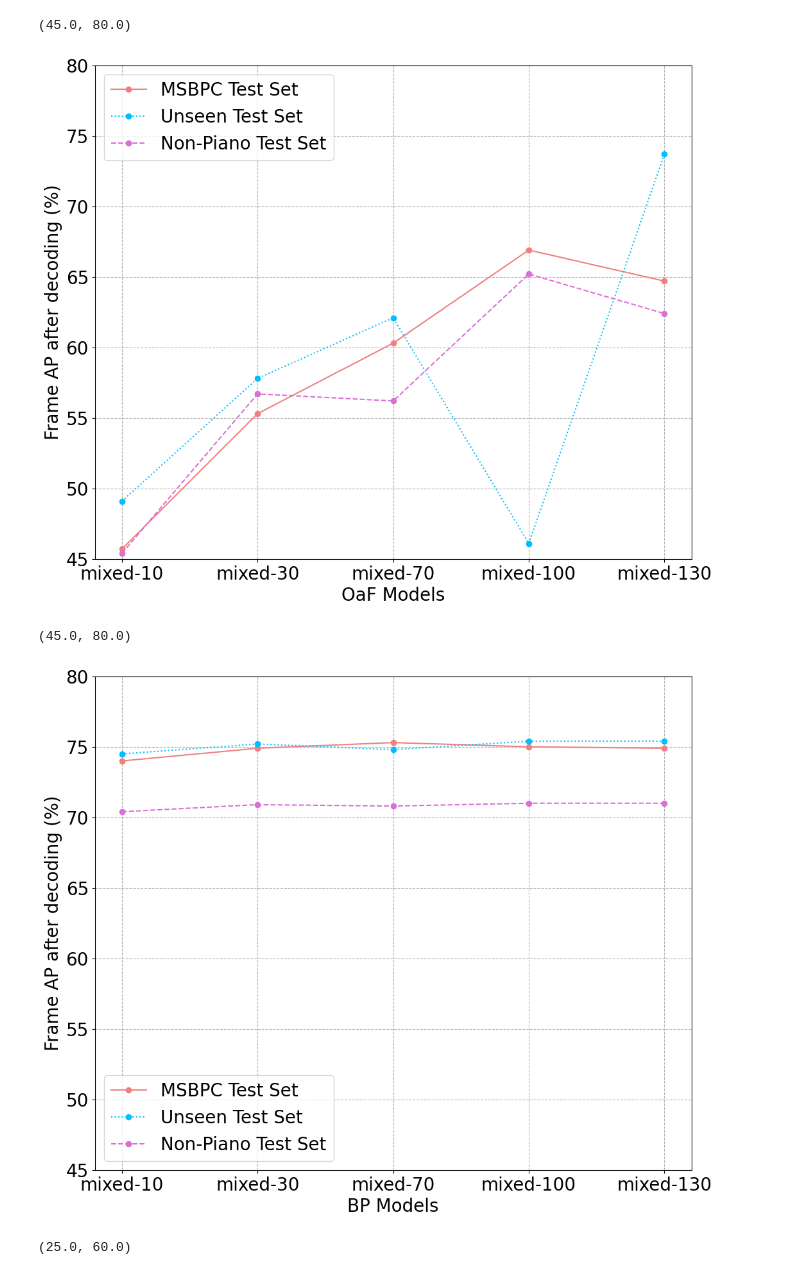
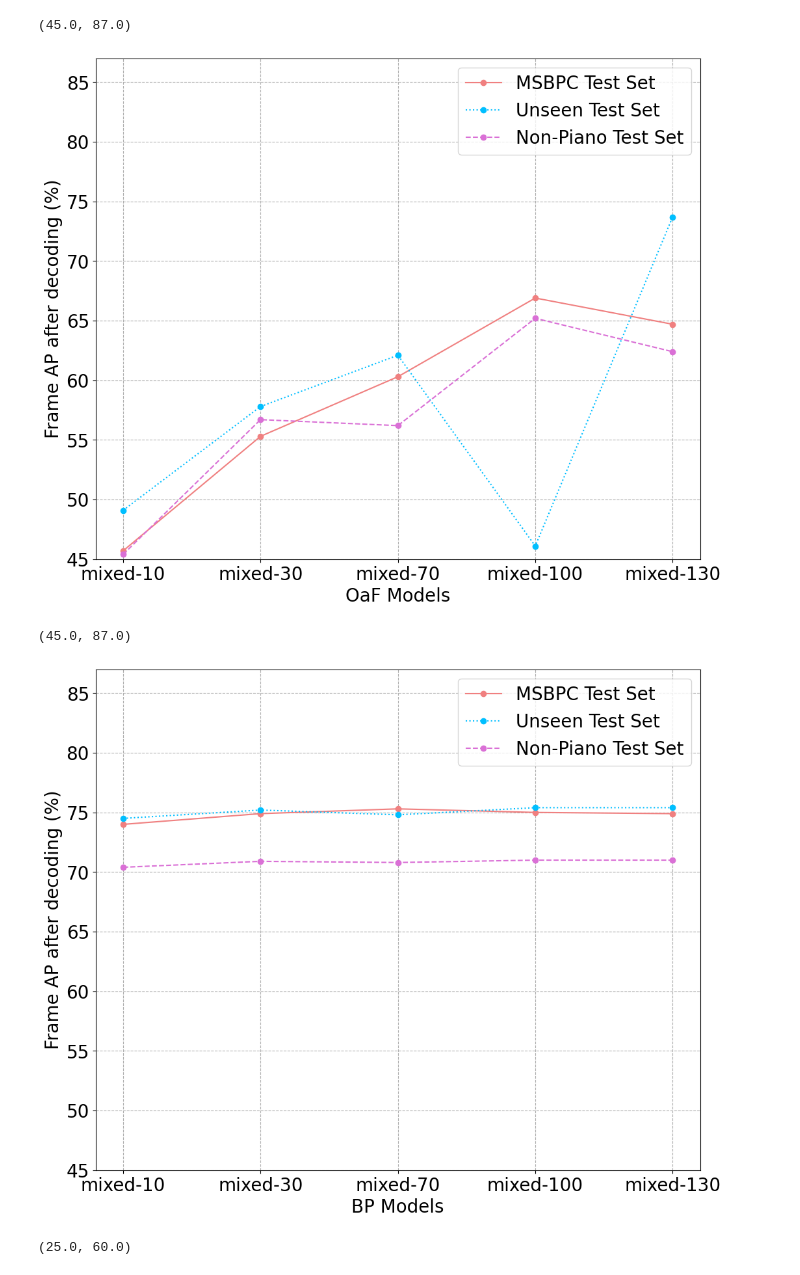
Before and after one commit to marc-philipp-knechtle/amt-eval, a Jupyter notebook: ipynb-viz/expD-training-size-impact.ipynb, the cells around one changed output. Saved outputs shown, nothing was run; the diff lists cells and outputs as text; code cells hidden in the pictures.

```diff
--- a/ipynb-viz/expD-training-size-impact.ipynb
+++ b/ipynb-viz/expD-training-size-impact.ipynb
@@ -5,36 +5,36 @@ from matplotlib import pyplot as plt
 import numpy as np
 import matplotlib
 
 matplotlib.rcParams.update({'font.size': 20})
 
 models_oaf = ['mixed-10', 'mixed-30', 'mixed-70', 'mixed-100', 'mixed-130']
 
 
 perf_ap_frame_after_decoding = {
     'MSBPC':        [45.7, 55.3, 60.3, 66.9, 64.7, ],
     'Unseen':       [49.1, 57.8, 62.1, 46.1, 73.7, ],
     'Non-Piano':    [45.4, 56.7, 56.2, 65.2, 62.4, ],
 }
 
 
 plt.figure(figsize=(12, 10))
 plt.plot(models_oaf, perf_ap_frame_after_decoding['MSBPC'], marker='o', color='lightcoral', linestyle='-',
          label='MSBPC Test Set')
 plt.plot(models_oaf, perf_ap_frame_after_decoding['Unseen'], marker='o', color='deepskyblue', linestyle=':',
          label='Unseen Test Set')
 plt.plot(models_oaf, perf_ap_frame_after_decoding['Non-Piano'], marker='o', color='orchid', linestyle='--',
          label='Non-Piano Test Set')
 
 plt.plot()
 plt.legend()
 plt.grid(True, which="both", ls="--")
 plt.xlabel('OaF Models')
 plt.ylabel('Frame AP after decoding (%)')
 
-plt.ylim(45, 80)
+plt.ylim(45, 87)
 # %% [output]
-(45.0, 80.0)
+(45.0, 87.0)
-[figure, old version]
+[figure, new version]
 # %%
 # Evaluation AP decoded
 
@@ -68,10 +68,10 @@ plt.grid(True, which="both", ls="--")
 plt.xlabel('BP Models')
 plt.ylabel('Frame AP after decoding (%)')
 
-plt.ylim(45, 80)
+plt.ylim(45, 87)
 # %% [output]
-(45.0, 80.0)
+(45.0, 87.0)
-[figure, old version]
+[figure, new version]
 # %%
 # Evaluation Onset F1
 
```
Also changed, not shown: 1 other file.
